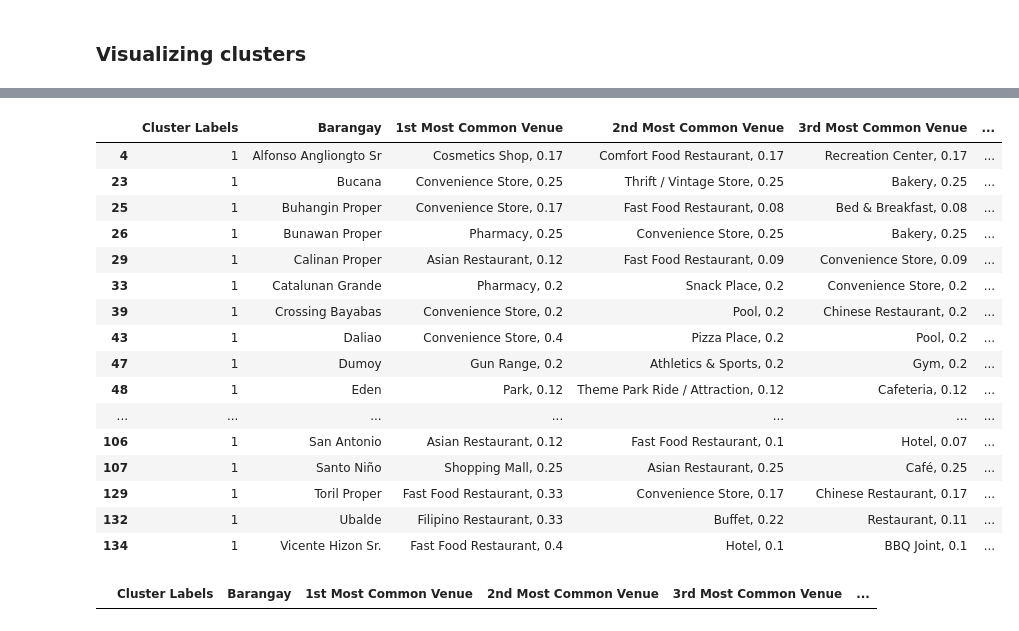
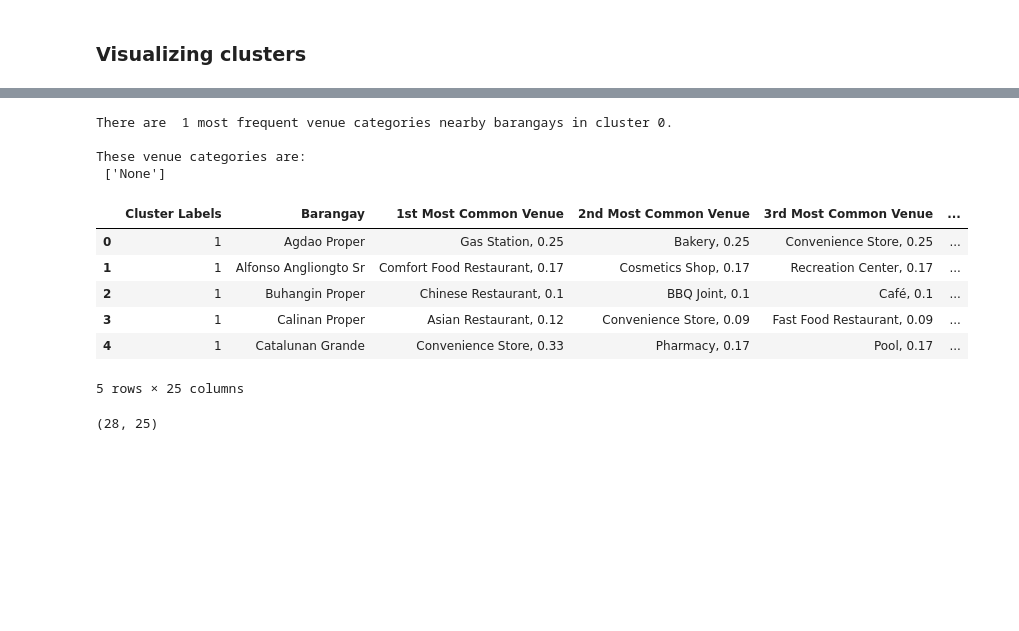
Before and after one commit to lizlimpoco/Coursera_Capstone, a Jupyter notebook: Data Science Capstone Project.ipynb, the cells around one changed output, grey strips where cells are left out. Saved outputs shown, nothing was run; the diff lists cells and outputs as text; code cells hidden in the pictures; blank space fills up the shorter version.

```diff
--- a/Data Science Capstone Project.ipynb
+++ b/Data Science Capstone Project.ipynb
@@ -650,0 +711,8 @@ dvobrgys_venues_sorted.loc[dvobrgys_venues_sorted['Cluster Labels'] == 1]
+# %%
+vc_list=[]
+for i in range(2,20):
+    for j in range(kmeans_cluster1.shape[0]):
+        vc_list.append(kmeans_cluster1.iloc[j,i])
+for i in range(len(vc_list)):
+    head, sep, tail = vc_list[i].partition(',')
+    vc_list[i] = head
@@ -651,4 +727,5 @@ dvobrgys_venues_sorted.loc[dvobrgys_venues_sorted['Cluster Labels'] == 1]
 # %%
-dvobrgys_venues_sorted.loc[dvobrgys_venues_sorted['Cluster Labels'] == 2]
+kmeans_cluster2 = dvobrgys_venues_sorted.loc[dvobrgys_venues_sorted['Cluster Labels'] == 2].reset_index(drop=True)
+kmeans_cluster2.head()
 # %% [output]
 |  | Cluster Labels | Barangay | 1st Most Common Venue | 2nd Most Common Venue | 3rd Most Common Venue | ... |
@@ -671,0 +747,8 @@ dvobrgys_venues_sorted.loc[dvobrgys_venues_sorted['Cluster Labels'] == 2]
+# %%
+vc_list=[]
+for i in range(2,20):
+    for j in range(kmeans_cluster2.shape[0]):
+        vc_list.append(kmeans_cluster2.iloc[j,i])
+for i in range(len(vc_list)):
+    head, sep, tail = vc_list[i].partition(',')
+    vc_list[i] = head
@@ -672,2 +763,9 @@ dvobrgys_venues_sorted.loc[dvobrgys_venues_sorted['Cluster Labels'] == 2]
 # %% [markdown]
 ## DBSCAN Clustering
+# %%
+for i in range(to_cluster.shape[0]):
+    for j in range(dvobrgys_df.shape[0]):
+        if(to_cluster.loc[i,'Barangay']==dvobrgys_df.loc[j,'Barangay']):
+            to_cluster.loc[i,'Latitude'] = dvobrgys_df.loc[j,'Latitude']
+            to_cluster.loc[i,'Longitude'] = dvobrgys_df.loc[j,'Longitude']
+to_cluster.head()
@@ -799,24 +948,30 @@ dvobrgys_venues_sorted_2.loc[dvobrgys_venues_sorted_2['Cluster Labels'] == 0]
+# %%
+vc_list=[]
+for i in range(2,20):
+    for j in range(dbscan_cluster0.shape[0]):
+        vc_list.append(dbscan_cluster0.iloc[j,i])
+for i in range(len(vc_list)):
+    head, sep, tail = vc_list[i].partition(',')
+    vc_list[i] = head
+print('There are ',len(np.unique(vc_list))-1,'most frequent venue categories nearby barangays in cluster 0. \n')
+print('These venue categories are: \n',np.unique(vc_list)[1:])
+# %% [output]
+There are  1 most frequent venue categories nearby barangays in cluster 0.
+
+These venue categories are:
+ ['None']
 # %%
-dvobrgys_venues_sorted_2.loc[dvobrgys_venues_sorted_2['Cluster Labels'] == 1]
+dbscan_cluster1 = dvobrgys_venues_sorted_2.loc[dvobrgys_venues_sorted_2['Cluster Labels'] == 1].reset_index(drop=True)
+dbscan_cluster1.head()
 # %% [output]
 |  | Cluster Labels | Barangay | 1st Most Common Venue | 2nd Most Common Venue | 3rd Most Common Venue | ... |
-| 4 | 1 | Alfonso Angliongto Sr | Cosmetics Shop, 0.17 | Comfort Food Restaurant, 0.17 | Recreation Center, 0.17 | ... |
-| 23 | 1 | Bucana | Convenience Store, 0.25 | Thrift / Vintage Store, 0.25 | Bakery, 0.25 | ... |
-| 25 | 1 | Buhangin Proper | Convenience Store, 0.17 | Fast Food Restaurant, 0.08 | Bed & Breakfast, 0.08 | ... |
-| 26 | 1 | Bunawan Proper | Pharmacy, 0.25 | Convenience Store, 0.25 | Bakery, 0.25 | ... |
-| 29 | 1 | Calinan Proper | Asian Restaurant, 0.12 | Fast Food Restaurant, 0.09 | Convenience Store, 0.09 | ... |
-| 33 | 1 | Catalunan Grande | Pharmacy, 0.2 | Snack Place, 0.2 | Convenience Store, 0.2 | ... |
-| 39 | 1 | Crossing Bayabas | Convenience Store, 0.2 | Pool, 0.2 | Chinese Restaurant, 0.2 | ... |
-| 43 | 1 | Daliao | Convenience Store, 0.4 | Pizza Place, 0.2 | Pool, 0.2 | ... |
-| 47 | 1 | Dumoy | Gun Range, 0.2 | Athletics & Sports, 0.2 | Gym, 0.2 | ... |
-| 48 | 1 | Eden | Park, 0.12 | Theme Park Ride / Attraction, 0.12 | Cafeteria, 0.12 | ... |
-| ... | ... | ... | ... | ... | ... | ... |
-| 106 | 1 | San Antonio | Asian Restaurant, 0.12 | Fast Food Restaurant, 0.1 | Hotel, 0.07 | ... |
-| 107 | 1 | Santo Niño | Shopping Mall, 0.25 | Asian Restaurant, 0.25 | Café, 0.25 | ... |
-| 129 | 1 | Toril Proper | Fast Food Restaurant, 0.33 | Convenience Store, 0.17 | Chinese Restaurant, 0.17 | ... |
-| 132 | 1 | Ubalde | Filipino Restaurant, 0.33 | Buffet, 0.22 | Restaurant, 0.11 | ... |
-| 134 | 1 | Vicente Hizon Sr. | Fast Food Restaurant, 0.4 | Hotel, 0.1 | BBQ Joint, 0.1 | ... |
+| 0 | 1 | Agdao Proper | Gas Station, 0.25 | Bakery, 0.25 | Convenience Store, 0.25 | ... |
+| 1 | 1 | Alfonso Angliongto Sr | Comfort Food Restaurant, 0.17 | Cosmetics Shop, 0.17 | Recreation Center, 0.17 | ... |
+| 2 | 1 | Buhangin Proper | Chinese Restaurant, 0.1 | BBQ Joint, 0.1 | Café, 0.1 | ... |
+| 3 | 1 | Calinan Proper | Asian Restaurant, 0.12 | Convenience Store, 0.09 | Fast Food Restaurant, 0.09 | ... |
+| 4 | 1 | Catalunan Grande | Convenience Store, 0.33 | Pharmacy, 0.17 | Pool, 0.17 | ... |
+5 rows × 25 columns
-# %%
-dvobrgys_venues_sorted_2.loc[dvobrgys_venues_sorted_2['Cluster Labels'] == 2]
-# %% [output]
-|  | Cluster Labels | Barangay | 1st Most Common Venue | 2nd Most Common Venue | 3rd Most Common Venue | ... |
+# %%
+dbscan_cluster1.shape
+# %% [output]
+(28, 25)
```
Also changed, not shown: parts of 45 cells of this notebook.
